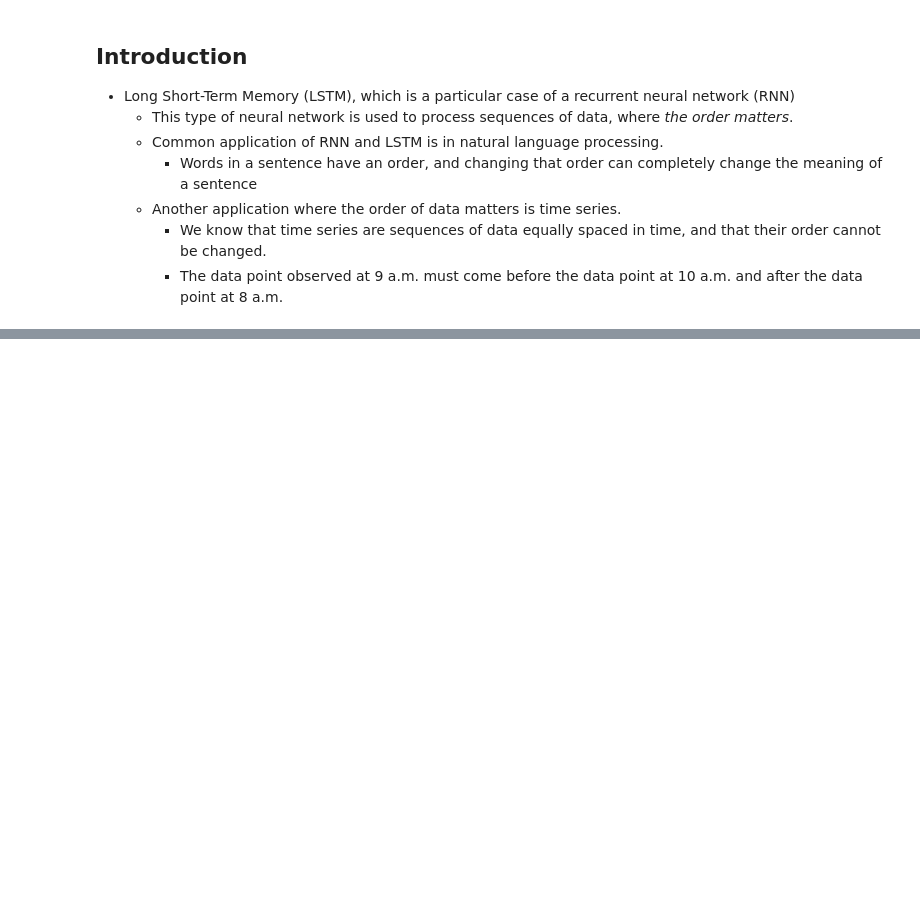
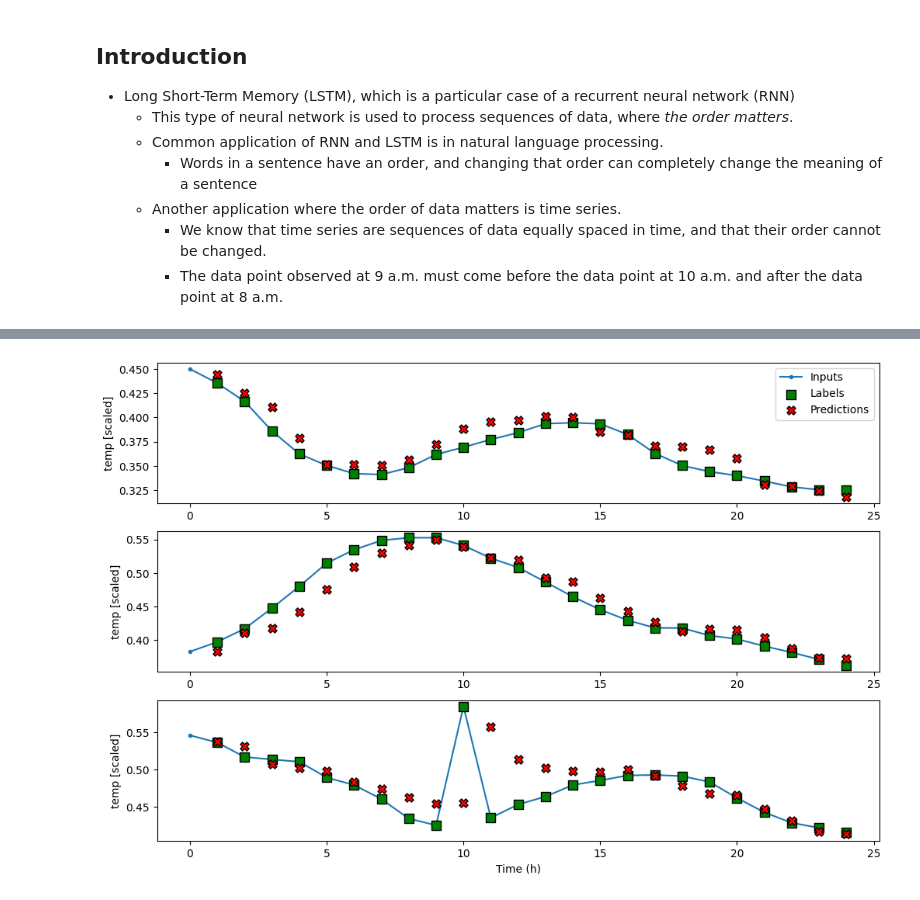
Before and after one commit to CodexploreRepo/time-series, a Jupyter notebook: notebook/deep_learning/lstm.ipynb, the cells around one changed output, grey strips where cells are left out. Saved outputs shown, nothing was run; the diff lists cells and outputs as text; code cells hidden in the pictures; blank space fills up the shorter version.

```diff
--- a/notebook/deep_learning/lstm.ipynb
+++ b/notebook/deep_learning/lstm.ipynb
@@ -87,0 +116,27 @@
+# %%
+df = pd.read_csv("../../data/book-time-series-forecasting-in-python/metro_interstate_traffic_volume_preprocessed.csv", parse_dates=[0])
+cols_to_drop = ['rain_1h', 'snow_1h']
+df = df.drop(cols_to_drop, axis=1)
+
+# feature engineering
+timestamp_s = pd.to_datetime(df['date_time']).map(datetime.datetime.timestamp)
+day = 24 * 60 * 60
+
+df['day_sin'] = (np.sin(timestamp_s * (2*np.pi/day))).values
+df['day_cos'] = (np.cos(timestamp_s * (2*np.pi/day))).values
+df = df.drop(['date_time'], axis=1)
+
+# train-test split
+n = len(df)
+
+# Split 70:20:10 (train:validation:test)
+train_df = df[0:int(n*0.7)]
+val_df = df[int(n*0.7):int(n*0.9)]
+test_df = df[int(n*0.9):]
+
+scaler = MinMaxScaler()
+scaler.fit(train_df)
+
+train_df.loc[:, train_df.columns] = scaler.transform(train_df[train_df.columns])
+val_df.loc[:,val_df.columns] = scaler.transform(val_df[val_df.columns])
+test_df.loc[:,test_df.columns] = scaler.transform(test_df[test_df.columns])
@@ -87,0 +473,7 @@
+# %%
+mo_wide_window = DataWindow(input_width=24, label_width=24, shift=1, label_columns=['temp','traffic_volume'])
+# %%
+mo_lstm_model = Sequential([
+    LSTM(32, return_sequences=True),
+    Dense(units = 2)   # two units because we have two targets: the temperature and the traffic volume.
+])
@@ -87,0 +506,4 @@
+# %%
+mo_wide_window.plot(model=mo_lstm_model, plot_col='temp')
+# %% [output]
+[figure, added]
```
Also changed, not shown: parts of 21 cells of this notebook, 1 other file.
